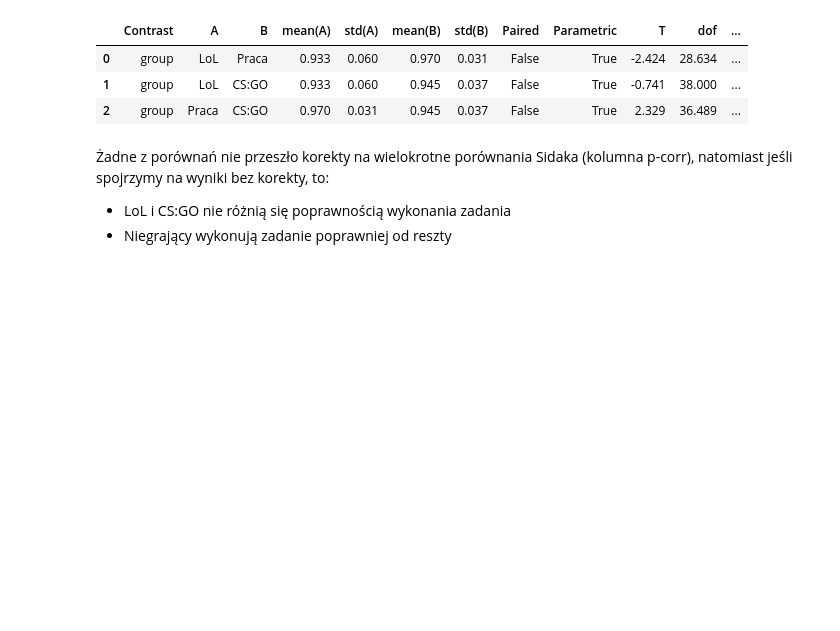
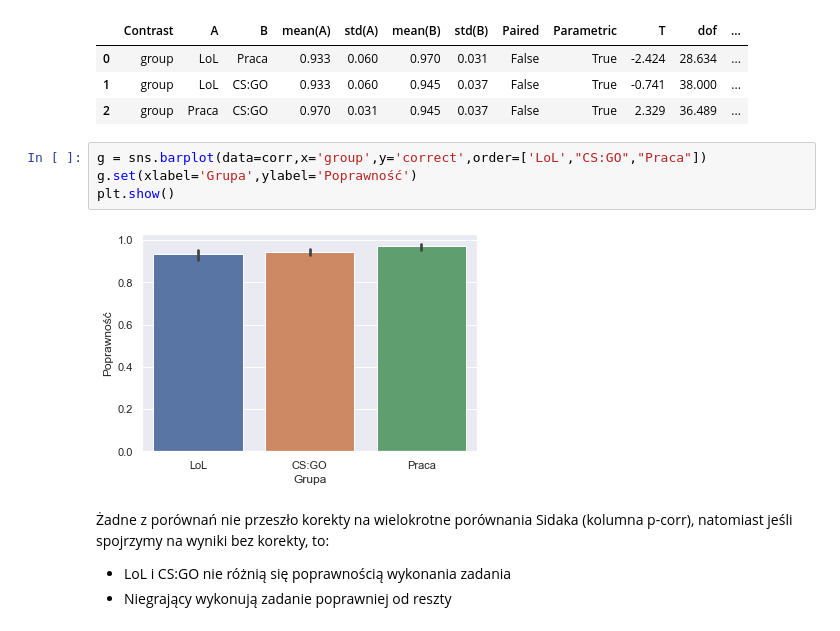
Before and after one commit to tomsitoms/Gracze_mgr, a Jupyter notebook: cts_analyses.ipynb, the cells around one changed output. Cells and saved outputs as stored; diff of their text form; blank space fills up the shorter version.

```diff
--- a/cts_analyses.ipynb
+++ b/cts_analyses.ipynb
@@ -143,6 +143,12 @@ pg.pairwise_ttests(data=corr, dv='correct', between='group', parametric=True, ma
 | 0 | group | LoL | Praca | 0.933 | 0.060 | 0.970 | 0.031 | False | True | -2.424 | 28.634 | ... |
 | 1 | group | LoL | CS:GO | 0.933 | 0.060 | 0.945 | 0.037 | False | True | -0.741 | 38.000 | ... |
 | 2 | group | Praca | CS:GO | 0.970 | 0.031 | 0.945 | 0.037 | False | True | 2.329 | 36.489 | ... |
+# %%
+g = sns.barplot(data=corr,x='group',y='correct',order=['LoL',"CS:GO","Praca"])
+g.set(xlabel='Grupa',ylabel='Poprawność')
+plt.show()
+# %% [output]
+[figure, added]
 # %% [markdown]
 Żadne z porównań nie przeszło korekty na wielokrotne porównania Sidaka (kolumna p-corr), natomiast jeśli spojrzymy na wyniki bez korekty, to:
 
```
Also changed, not shown: parts of 3 cells of this notebook.
